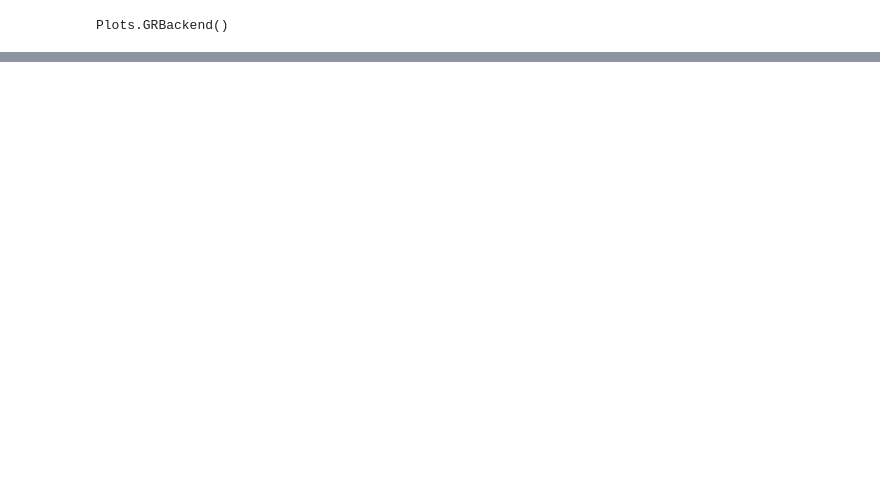
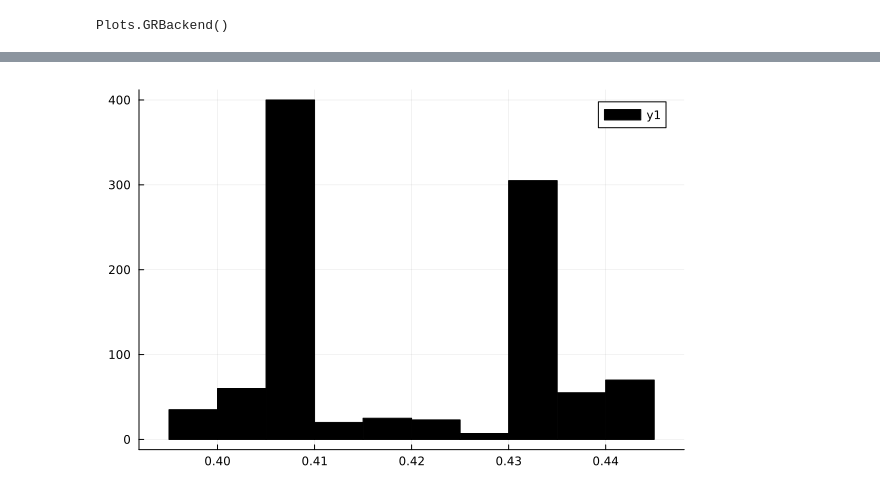
Before and after one commit to alessi-24/lab, a Jupyter notebook: 3para/exmc/posterior/code/posterior_spc.ipynb, the cells around one changed output, grey strips where cells are left out. Cells and saved outputs as stored; diff of their text form; code cells hidden in the pictures; blank space fills up the shorter version.

```diff
--- a/3para/exmc/posterior/code/posterior_spc.ipynb
+++ b/3para/exmc/posterior/code/posterior_spc.ipynb
@@ -104,0 +127,8 @@ plot(
+# %%
+plot(
+    para_B44[:,end],
+    st = :histogram,
+    color=:black,
+)
+# %% [output]
+[figure, added]
```
Also changed, not shown: parts of 14 cells of this notebook, 6 other files.
